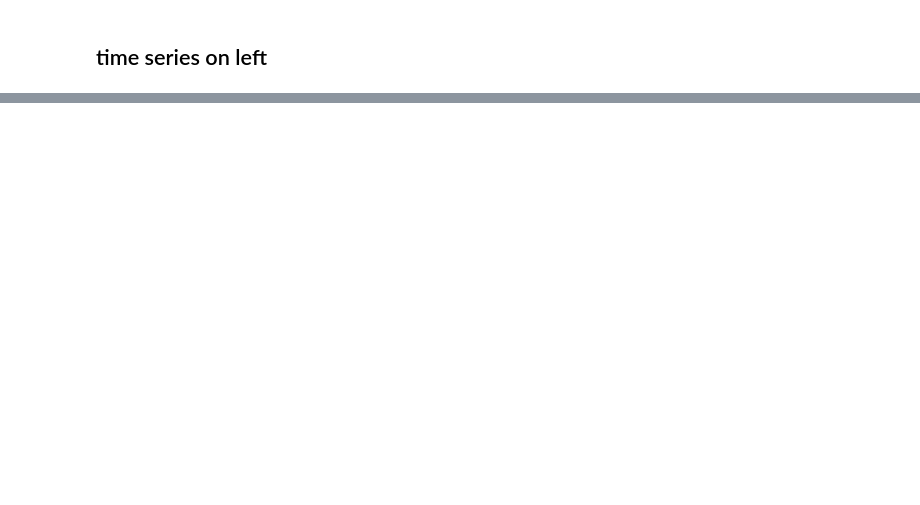
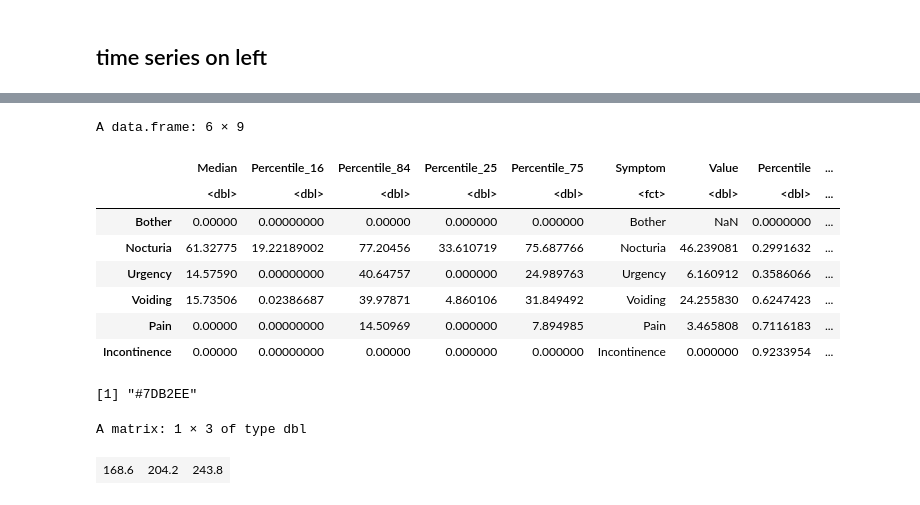
Before and after one commit to nuitrcs/Griffith_LURN_dashboard, a Jupyter notebook: jupyter/AMGtest.ipynb, the cells around one changed output, grey strips where cells are left out. Saved outputs shown, nothing was run; the diff lists cells and outputs as text; code cells hidden in the pictures; blank space fills up the shorter version.

Commit message:
working on background density, coloring by percentiles

```diff
--- a/jupyter/AMGtest.ipynb
+++ b/jupyter/AMGtest.ipynb
@@ -1520,0 +1736,32 @@ merged_df_clean_limit_week[!(merged_df_clean_limit_week$Symptom == "Total"),]
+# %%
+summary_df[summary_df$Symptom != "Total",]
+# %% [output]
+A data.frame: 6 × 9
+|  | Median | Percentile_16 | Percentile_84 | Percentile_25 | Percentile_75 | Symptom | Value | Percentile | ... |
+|  | <dbl> | <dbl> | <dbl> | <dbl> | <dbl> | <fct> | <dbl> | <dbl> | ... |
+| Bother | 0.00000 | 0.00000000 | 0.00000 | 0.000000 | 0.000000 | Bother | NaN | 0.0000000 | ... |
+| Nocturia | 61.32775 | 19.22189002 | 77.20456 | 33.610719 | 75.687766 | Nocturia | 46.239081 | 0.2991632 | ... |
+| Urgency | 14.57590 | 0.00000000 | 40.64757 | 0.000000 | 24.989763 | Urgency | 6.160912 | 0.3586066 | ... |
+| Voiding | 15.73506 | 0.02386687 | 39.97871 | 4.860106 | 31.849492 | Voiding | 24.255830 | 0.6247423 | ... |
+| Pain | 0.00000 | 0.00000000 | 14.50969 | 0.000000 | 7.894985 | Pain | 3.465808 | 0.7116183 | ... |
+| Incontinence | 0.00000 | 0.00000000 | 0.00000 | 0.000000 | 0.000000 | Incontinence | 0.000000 | 0.9233954 | ... |
+# %%
+# Define your custom colors and corresponding values
+custom_palette <- colorRamp(c("#2780E3", "white", "#ff7518"))
+
+# Function to get an interpolated color at a specific value
+get_interpolated_color <- function(value) {
+    return(rgb(custom_palette(value), maxColorValue = 255))
+}
+
+# Get an interpolated color at a specific value (e.g., 33)
+value_to_interpolate <- 0.2
+interpolated_color <- get_interpolated_color(value_to_interpolate)
+print(interpolated_color)
+# %% [output]
+[1] "#7DB2EE"
+# %%
+colorRamp(custom_palette)(0.3)
+# %% [output]
+A matrix: 1 × 3 of type dbl
+| 168.6 | 204.2 | 243.8 |
```
Also changed, not shown: parts of 7 cells of this notebook, 1 other file.
